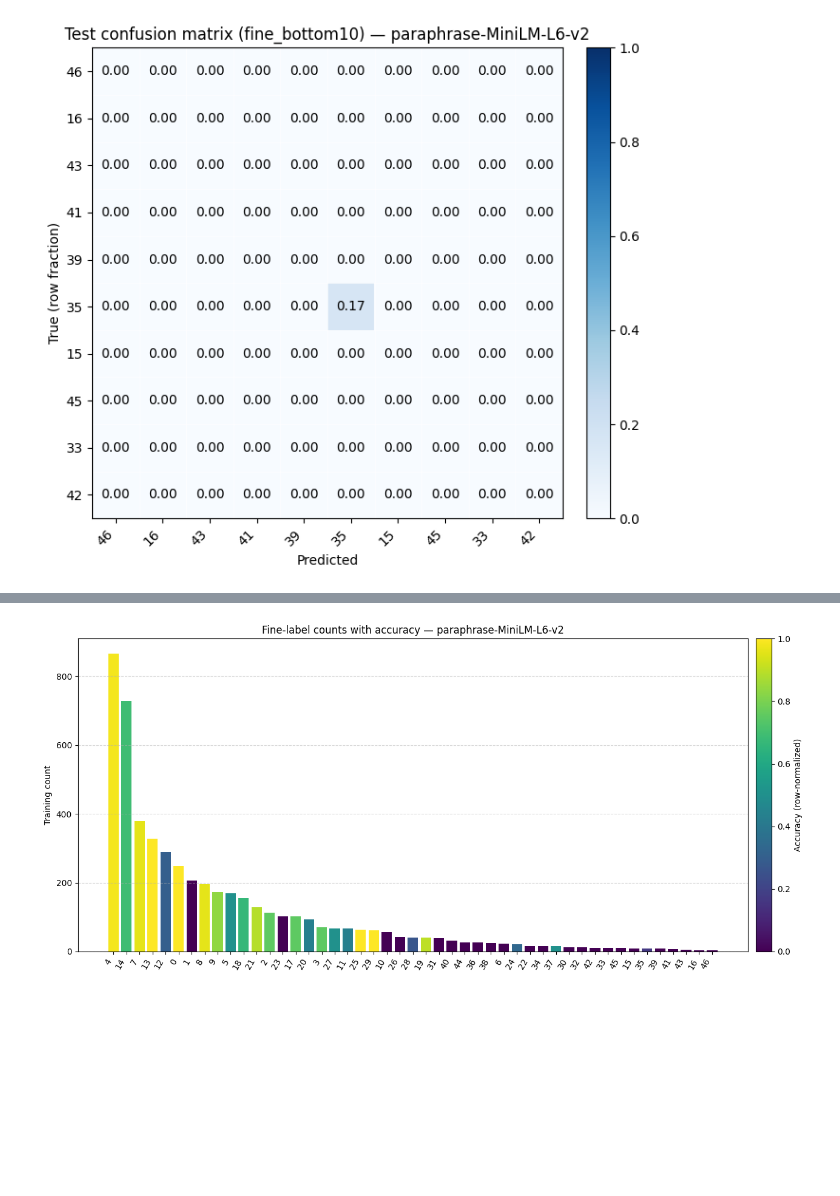
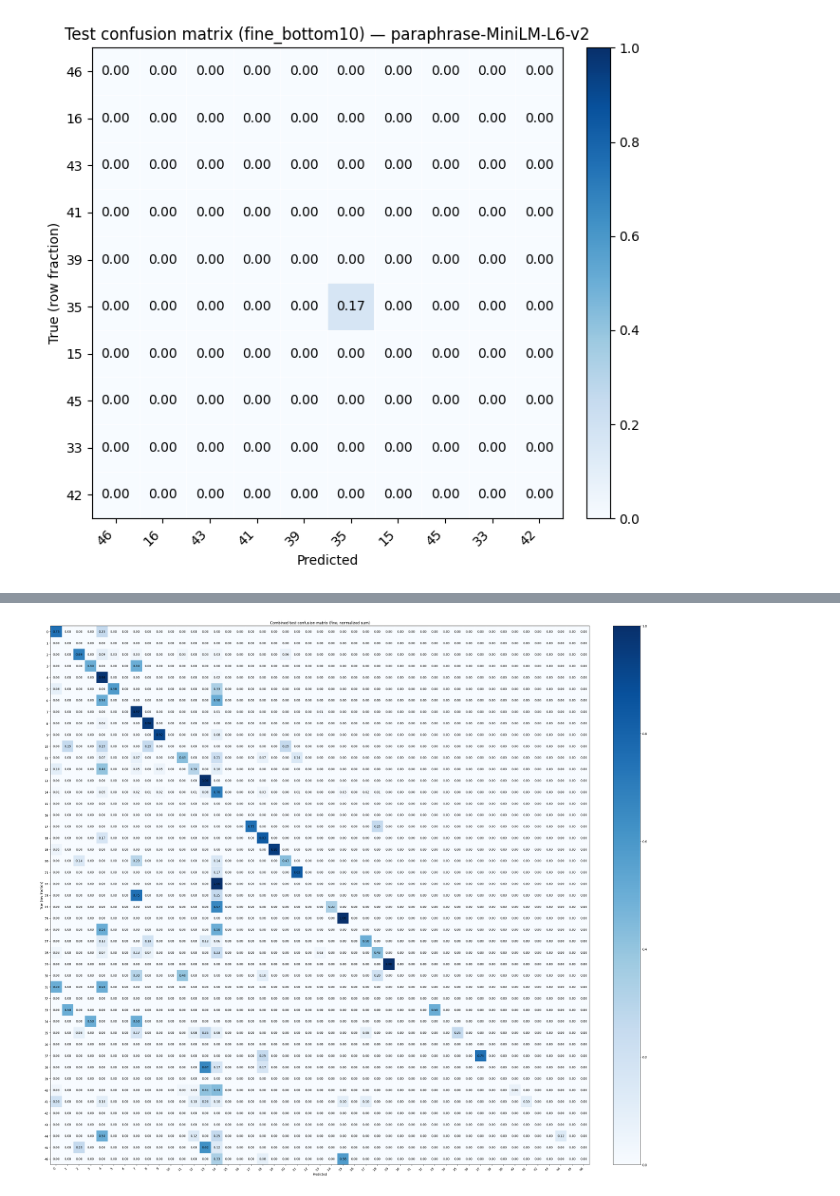
Before and after one commit to Sail-Nautica/ENGR-100-M4, a Jupyter notebook: newCodeBase.ipynb, the cells around one changed output, grey strips where cells are left out. Drawn from its saved outputs; the diff is of its cells as text; code cells hidden in the pictures; blank space fills up the shorter version.

```diff
--- a/newCodeBase.ipynb
+++ b/newCodeBase.ipynb
@@ -326,3 +326,13 @@ Fine classes: [0, 1, 2, 3, 4, 5, 6, 7, 8, 9, 10, 11, 12, 13, 14, 15, 16, 17, 18,
 Number of fine classes: 47
 Coarse classes: [0, 1, 2, 3, 4, 5]
 Number of coarse classes: 6
+# %%
+# Embedding dimensions for each model (no full encoding yet).
+for model_name in embedding_models:
+    model = SentenceTransformer(model_name)
+    embedding_dim = model.get_sentence_embedding_dimension()
+    embedding_matrix_shape = (len(X_train_text), embedding_dim)
+    single_embedding_shape = (embedding_dim,)
+    print(f"Model: {model_name}")
+    print(f"  Embedding matrix shape (train): {embedding_matrix_shape}")
+    print(f"  Single embedding shape: {single_embedding_shape}")
@@ -716,8 +746,8 @@ from the holdout set into the training set. This keeps the test set unchanged
 and reduces the holdout size accordingly.
 # %%
 # Add 30% more samples (per coarse label) from holdout into training.
-desired_increase_percentage = 0.8
-target_coarse_labels = [2]
+desired_increase_percentage = 0.4
+target_coarse_labels = [1,2,5]
 train_coarse_counts = train_split_df["label-coarse"].value_counts()
 
 added_rows = []
@@ -1208,16 +1082,18 @@ fine_bottom10 labels: [46, 16, 43, 41, 39, 35, 15, 45, 33, 42]
 [figure]
 [figure]
 # %%
-# Bar chart for all fine-label counts with accuracy annotations
+# Bar chart for all fine-label counts with accuracy annotations (combined models)
 train_counts = train_split_df["label-fine"].value_counts().sort_values(ascending=False)
 
 labels = train_counts.index.tolist()
 counts = train_counts.values.tolist()
 
 artifacts_source = artifacts_augmented if "artifacts_augmented" in globals() else artifacts
+y_true_labels = np.asarray(y_test_labels)
 
+accuracy_by_model = {}
+combined_cm = None
 for model_name in embedding_models:
-    y_true_labels = np.asarray(y_test_labels)
     test_pred_idx = artifacts_source[model_name]["test_pred_idx"]
     y_pred_labels = np.take(class_names, test_pred_idx)
 
@@ -1228,28 +1104,55 @@ for model_name in embedding_models:
         normalize="true",
     )
 
-    acc_values = np.array([cm_full[class_to_idx[label], class_to_idx[label]] for label in labels])
+    accuracy_by_model[model_name] = np.array(
+        [cm_full[class_to_idx[label], class_to_idx[label]] for label in labels]
+    )
 
-    fig, ax = plt.subplots(figsize=(14, 6))
-    x = np.arange(len(labels))
+    if combined_cm is None:
+        combined_cm = cm_full
+    else:
+        combined_cm += cm_full
 
-    cmap = plt.cm.viridis
-    norm = plt.Normalize(vmin=0, vmax=1)
-    colors = cmap(norm(acc_values))
+combined_cm = combined_cm / max(len(embedding_models), 1)
 
-    ax.bar(x, counts, color=colors)
+combined_acc = np.zeros(len(labels), dtype=float)
+for acc_values in accuracy_by_model.values():
+    combined_acc += acc_values
 
-    ax.set_xticks(x)
-    ax.set_xticklabels([str(label) for label in labels], rotation=60, ha="right")
-    ax.set_ylabel("Training count")
-    ax.set_title(f"Fine-label counts with accuracy — {model_name}")
-    ax.grid(axis="y", linestyle="--", alpha=0.5)
+if combined_acc.max() > combined_acc.min():
+    combined_acc_norm = (combined_acc - combined_acc.min()) / (combined_acc.max() - combined_acc.min())
+else:
+    combined_acc_norm = np.zeros_like(combined_acc)
 
-    sm = plt.cm.ScalarMappable(cmap=cmap, norm=norm)
-    sm.set_array([])
-    cbar = fig.colorbar(sm, ax=ax, pad=0.01)
-    cbar.set_label("Accuracy (row-normalized)")
+cmap = plt.cm.viridis
+colors = cmap(combined_acc_norm)
 
-    fig.tight_layout()
-    plt.show()
+fig, ax_counts = plt.subplots(figsize=(14, 6))
+x = np.arange(len(labels))
+
+ax_counts.bar(x, counts, color=colors, label="Train count")
+
+ax_counts.set_xticks(x)
+ax_counts.set_xticklabels([str(label) for label in labels], rotation=60, ha="right")
+ax_counts.set_ylabel("Training count")
+ax_counts.set_title("Fine-label counts with accuracy (both models)")
+ax_counts.grid(axis="y", linestyle="--", alpha=0.5)
+
+sm = plt.cm.ScalarMappable(cmap=cmap, norm=plt.Normalize(vmin=combined_acc_norm.min(), vmax=combined_acc_norm.max()))
+sm.set_array([])
+cbar = fig.colorbar(sm, ax=ax_counts, pad=0.01)
+cbar.set_label("Normalized sum of accuracies")
+
+ax_counts.legend(loc="upper right")
+
+fig.tight_layout()
+plt.show()
+
+plot_conf_mat(
+    y_true_labels,
+    y_true_labels,
+    labels=class_names,
+    title="Combined test confusion matrix (fine, normalized sum)",
+    cm_override=combined_cm,
+)
 # %% [output]
@@ -1257,4 +1160,4 @@ for model_name in embedding_models:
-[figure, old version]
+[figure, new version]
 # %%
 # Learning rate vs epoch accuracy grids (per model)
 lr_values = [4,5,6,7,8]
```
Also changed, not shown: parts of 11 cells of this notebook, 7 other files.
